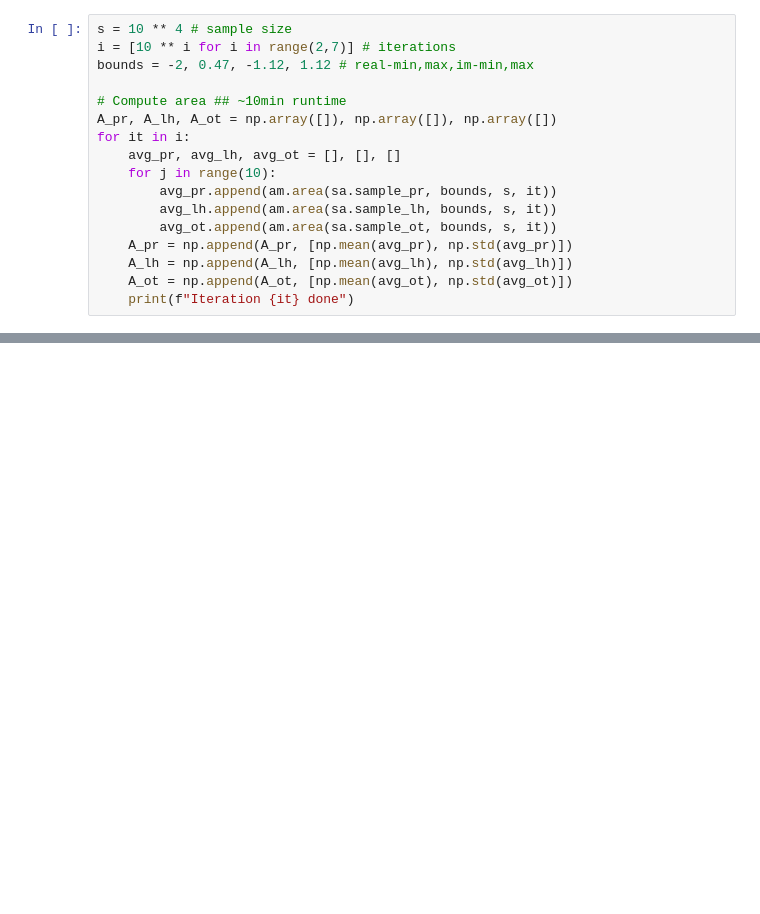
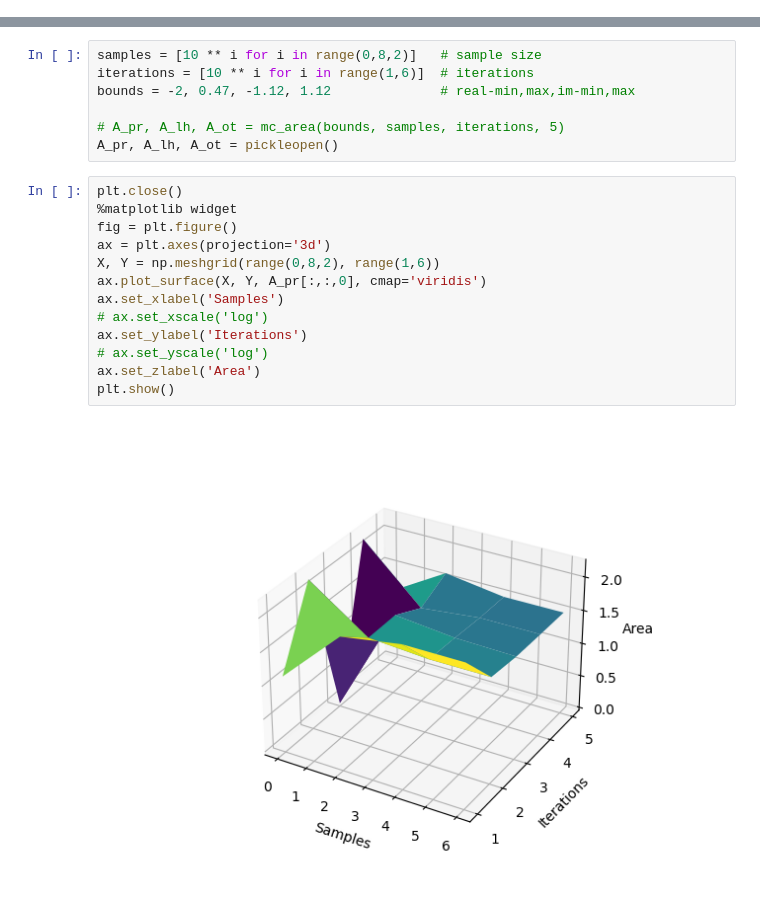
Before and after one commit to PaulHosek/Stochastic_simulation, a Jupyter notebook: mandeltests.ipynb, the cells around one changed output, grey strips where cells are left out. Saved outputs shown, nothing was run; the diff lists cells and outputs as text; blank space fills up the shorter version.

```diff
--- a/mandeltests.ipynb
+++ b/mandeltests.ipynb
@@ -8,17 +10,0 @@ from collections import Counter
-# %%
-s = 10 ** 4 # sample size
-i = [10 ** i for i in range(2,7)] # iterations
-bounds = -2, 0.47, -1.12, 1.12 # real-min,max,im-min,max
-
-# Compute area ## ~10min runtime
-A_pr, A_lh, A_ot = np.array([]), np.array([]), np.array([])
-for it in i:
-    avg_pr, avg_lh, avg_ot = [], [], []
-    for j in range(10):
-        avg_pr.append(am.area(sa.sample_pr, bounds, s, it))
-        avg_lh.append(am.area(sa.sample_lh, bounds, s, it))
-        avg_ot.append(am.area(sa.sample_ot, bounds, s, it))
-    A_pr = np.append(A_pr, [np.mean(avg_pr), np.std(avg_pr)])
-    A_lh = np.append(A_lh, [np.mean(avg_lh), np.std(avg_lh)])
-    A_ot = np.append(A_ot, [np.mean(avg_ot), np.std(avg_ot)])
-    print(f"Iteration {it} done")
@@ -30,0 +56,22 @@ Iteration 1000000 done
+# %%
+samples = [10 ** i for i in range(0,8,2)]   # sample size
+iterations = [10 ** i for i in range(1,6)]  # iterations
+bounds = -2, 0.47, -1.12, 1.12              # real-min,max,im-min,max
+
+# A_pr, A_lh, A_ot = mc_area(bounds, samples, iterations, 5)
+A_pr, A_lh, A_ot = pickleopen()
+# %%
+plt.close()
+%matplotlib widget
+fig = plt.figure()
+ax = plt.axes(projection='3d')
+X, Y = np.meshgrid(range(0,8,2), range(1,6))
+ax.plot_surface(X, Y, A_pr[:,:,0], cmap='viridis')
+ax.set_xlabel('Samples')
+# ax.set_xscale('log')
+ax.set_ylabel('Iterations')
+# ax.set_yscale('log')
+ax.set_zlabel('Area')
+plt.show()
+# %% [output]
+[figure, added]
```
Also changed, not shown: parts of 9 cells of this notebook, 7 other files.
